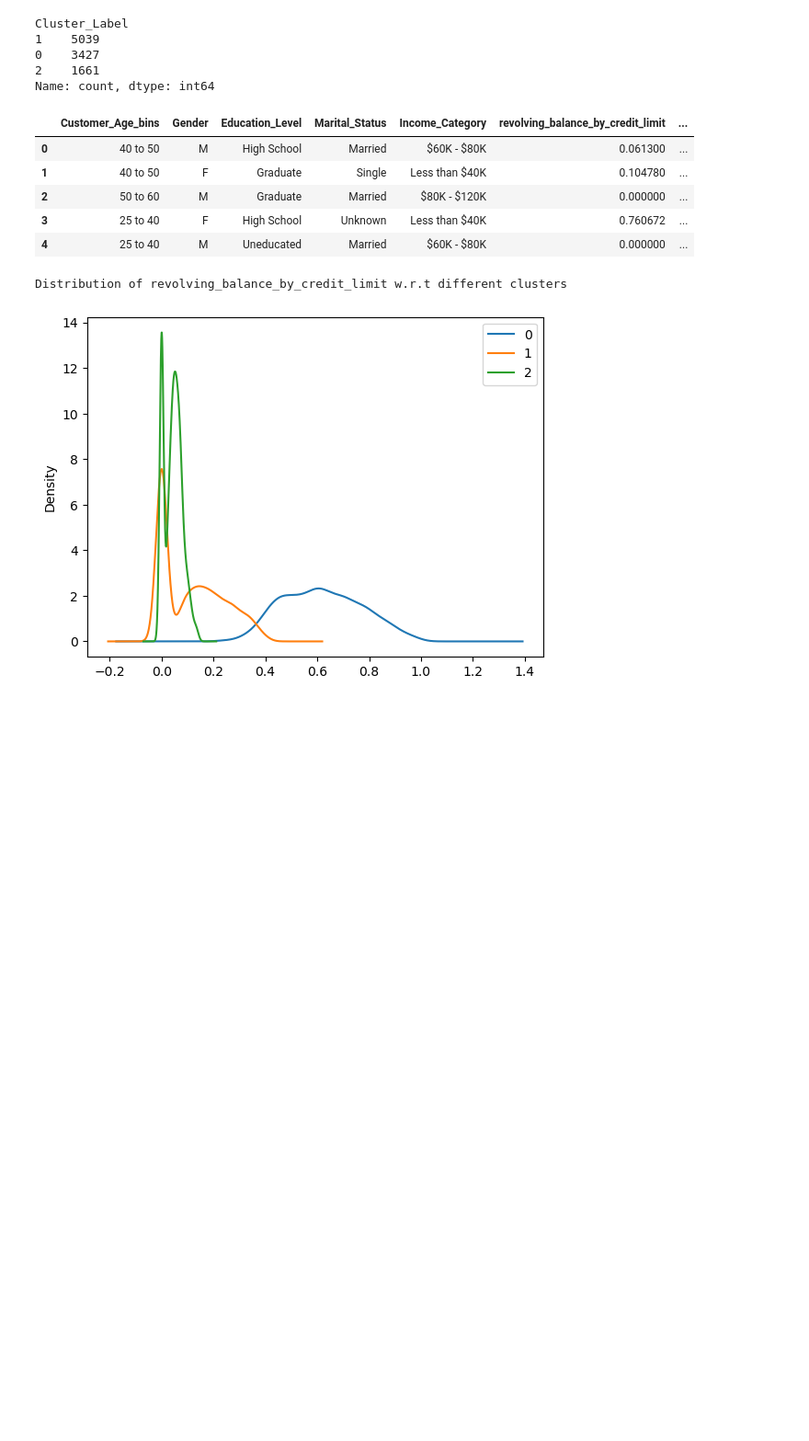
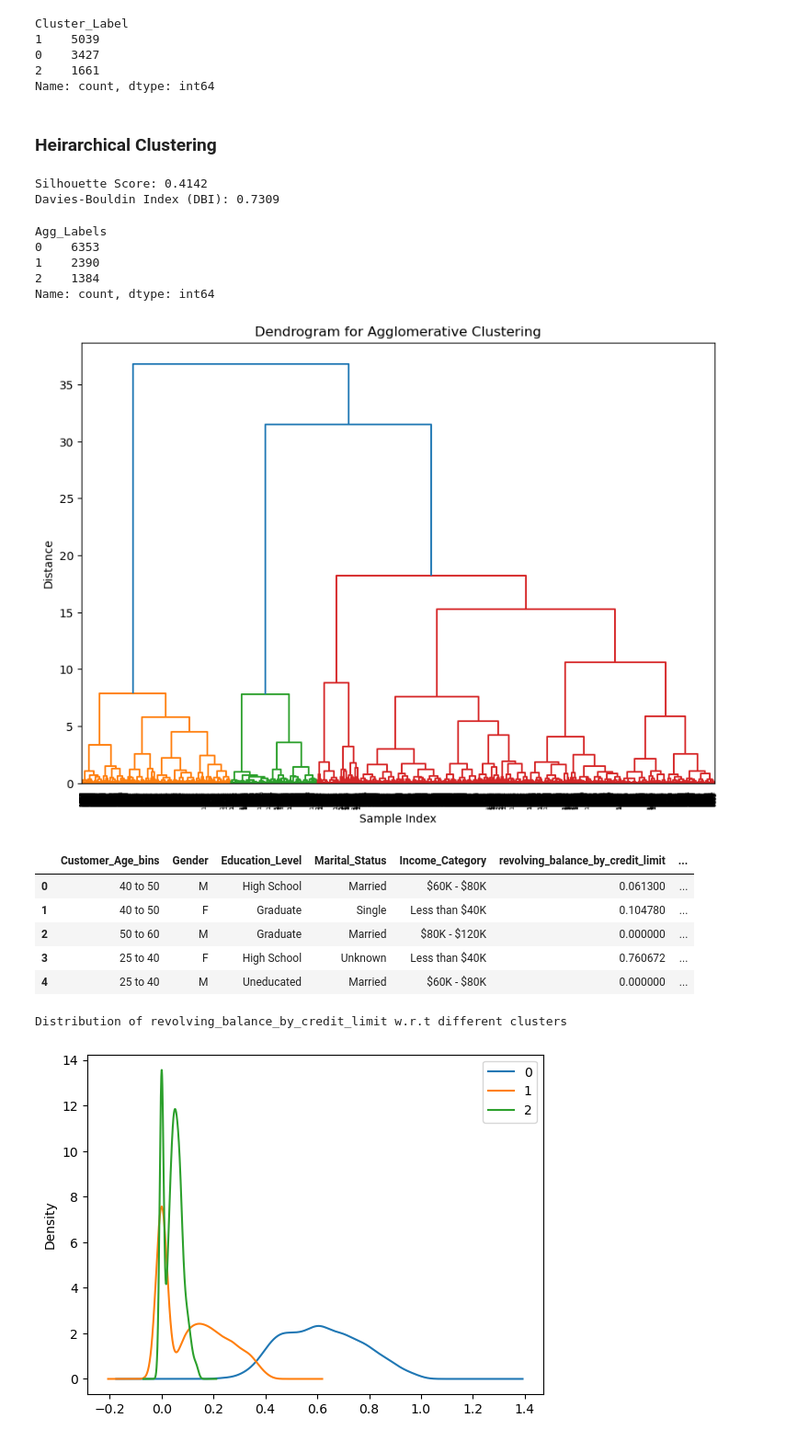
Before and after one commit to atharvaraibagi1/Credit_Cards_Customer_Segmentation, a Jupyter notebook: Credit_Card_Customer_Segmentation_KMeans.ipynb, the cells around one changed output. Shown at 92% size. Cells and saved outputs as stored; diff of their text form; code cells hidden in the pictures; blank space fills up the shorter version.

Commit message:
Used Hierarchical Clustering, added evaluation metrics
Used Agglomerative Clustering and used metric like Silhouette  score and Davies-Bouldin Index (DBI)

```diff
--- a/Credit_Card_Customer_Segmentation_KMeans.ipynb
+++ b/Credit_Card_Customer_Segmentation_KMeans.ipynb
@@ -469,7 +468,7 @@ plt.ylabel("WCSS");
 # %% [output]
 [figure]
 # %%
-kmeans_model = KMeans(n_clusters=3, random_state=42)
+kmeans_model = KMeans(n_clusters=3, random_state=42, init='k-means++')
 kmeans_model.fit(filtered_num_data)
 # %% [output]
 KMeans(n_clusters=3, random_state=42)
@@ -482,3 +494,5 @@ Cluster_Label
 0    3427
 2    1661
 Name: count, dtype: int64
+# %% [markdown]
+### Heirarchical Clustering
@@ -485,3 +501,41 @@ Name: count, dtype: int64
+# %%
+agg_clust = AgglomerativeClustering(n_clusters=3)
+agg_labels = agg_clust.fit_predict(filtered_num_data)
+
+
+# 3.1 Silhouette Score
+sil_score = silhouette_score(filtered_num_data, agg_labels)
+print(f"Silhouette Score: {sil_score:.4f}")
+
+
+# 3.3 Davies-Bouldin Index (DBI)
+dbi_score = davies_bouldin_score(filtered_num_data, agg_labels)
+print(f"Davies-Bouldin Index (DBI): {dbi_score:.4f}")
+# %% [output]
+Silhouette Score: 0.4142
+Davies-Bouldin Index (DBI): 0.7309
+# %%
+filtered_data['Agg_Labels'] = agg_labels
+filtered_data['Agg_Labels'].value_counts()
+# %% [output]
+Agg_Labels
+0    6353
+1    2390
+2    1384
+Name: count, dtype: int64
+# %%
+from scipy.cluster.hierarchy import dendrogram, linkage
+
+linked = linkage(filtered_num_data, 'ward')
+
+plt.figure(figsize=(10, 7))
+dendrogram(linked)
+plt.title("Dendrogram for Agglomerative Clustering")
+plt.xlabel("Sample Index")
+plt.ylabel("Distance")
+plt.show()
+# %% [output]
+[figure, added]
 # %%
 filtered_data.head()
 # %% [output]
```
Also changed, not shown: parts of 5 cells of this notebook, 1 other file.
